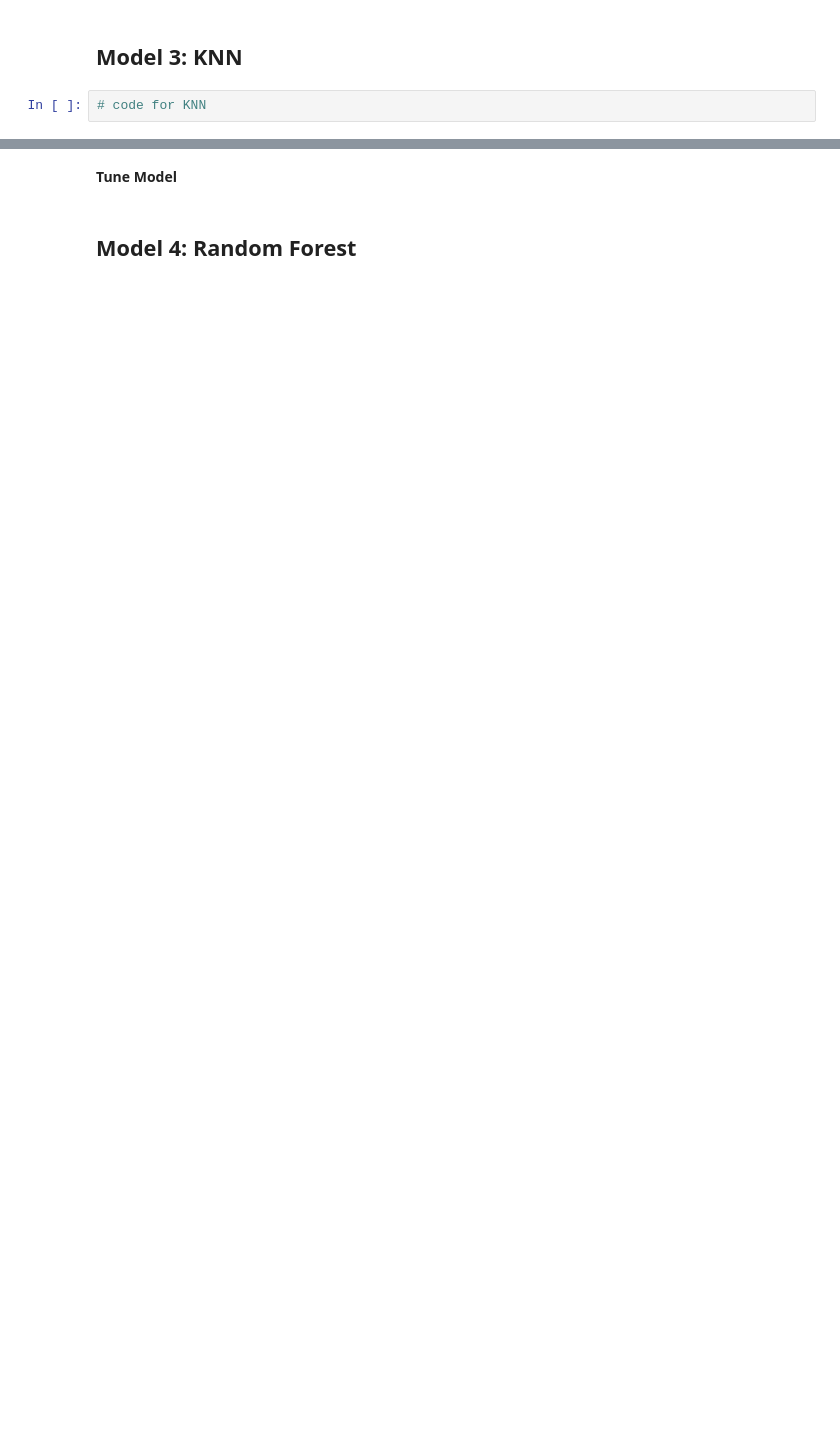
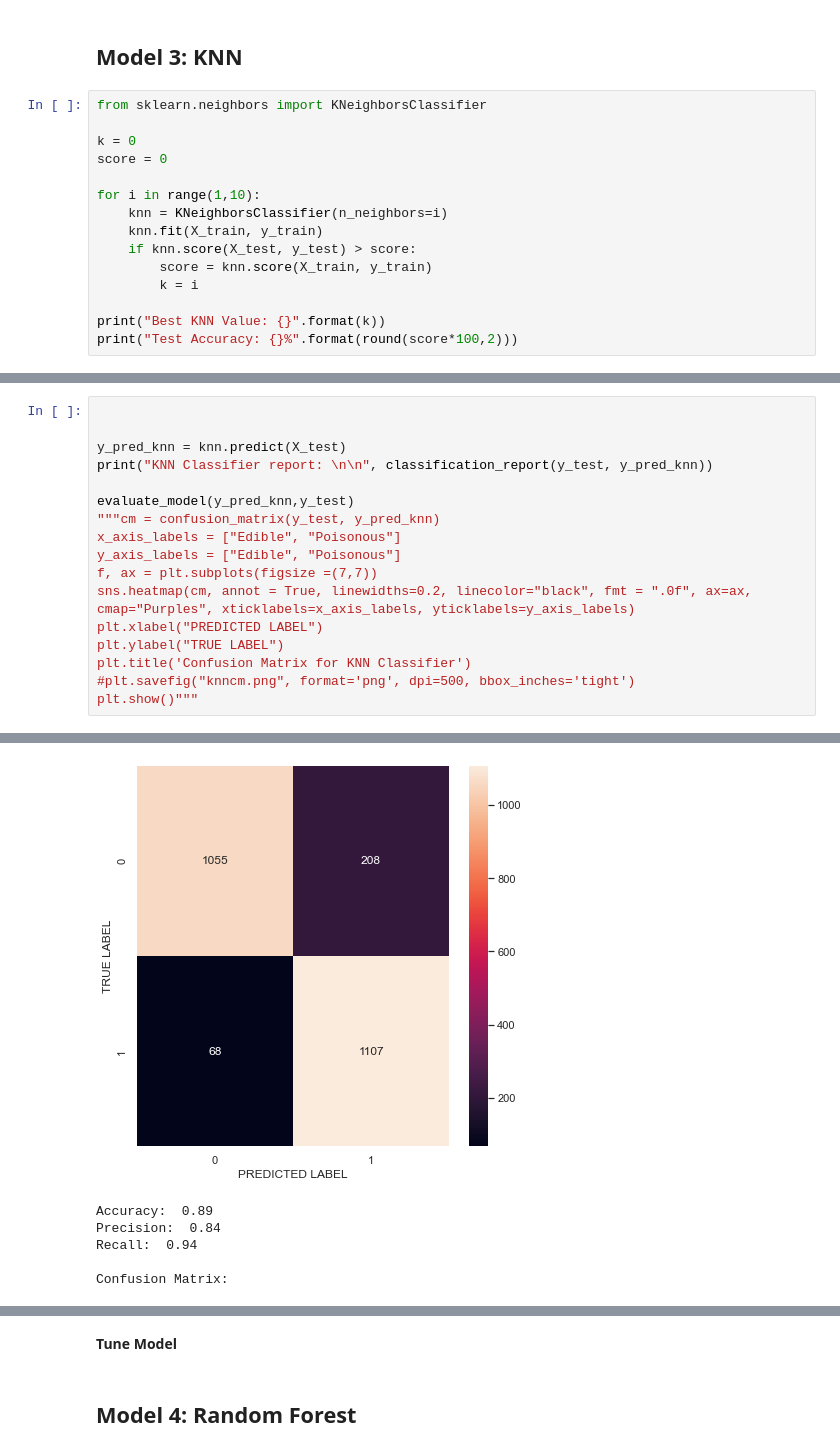
Before and after one commit to artolon/Final-Project, a Jupyter notebook: Part2_Mushroom-Models.ipynb, the cells around one changed output, grey strips where cells are left out. Drawn from its saved outputs; the diff is of its cells as text; blank space fills up the shorter version.

Commit message:
initial run on my models

```diff
--- a/Part2_Mushroom-Models.ipynb
+++ b/Part2_Mushroom-Models.ipynb
@@ -507,4 +527,17 @@ plt.show()
 # %% [markdown]
 ## Model 3: KNN
 # %%
-# code for KNN
+from sklearn.neighbors import KNeighborsClassifier
+
+k = 0
+score = 0
+
+for i in range(1,10):
+    knn = KNeighborsClassifier(n_neighbors=i)
+    knn.fit(X_train, y_train)
+    if knn.score(X_test, y_test) > score:
+        score = knn.score(X_train, y_train)
+        k = i
+
+print("Best KNN Value: {}".format(k))
+print("Test Accuracy: {}%".format(round(score*100,2)))
@@ -510,0 +547,18 @@ plt.show()
+# %%
+
+
+y_pred_knn = knn.predict(X_test)
+print("KNN Classifier report: \n\n", classification_report(y_test, y_pred_knn))
+
+evaluate_model(y_pred_knn,y_test)
+"""cm = confusion_matrix(y_test, y_pred_knn)
+x_axis_labels = ["Edible", "Poisonous"]
+y_axis_labels = ["Edible", "Poisonous"]
+f, ax = plt.subplots(figsize =(7,7))
+sns.heatmap(cm, annot = True, linewidths=0.2, linecolor="black", fmt = ".0f", ax=ax, cmap="Purples", xticklabels=x_axis_labels, yticklabels=y_axis_labels)
+plt.xlabel("PREDICTED LABEL")
+plt.ylabel("TRUE LABEL")
+plt.title('Confusion Matrix for KNN Classifier')
+#plt.savefig("knncm.png", format='png', dpi=500, bbox_inches='tight')
+plt.show()"""
+# %% [output]
@@ -510,0 +575,6 @@ plt.show()
+[figure, added]
+Accuracy:  0.89
+Precision:  0.84
+Recall:  0.94
+
+Confusion Matrix:
```
Also changed, not shown: parts of 7 cells of this notebook.
